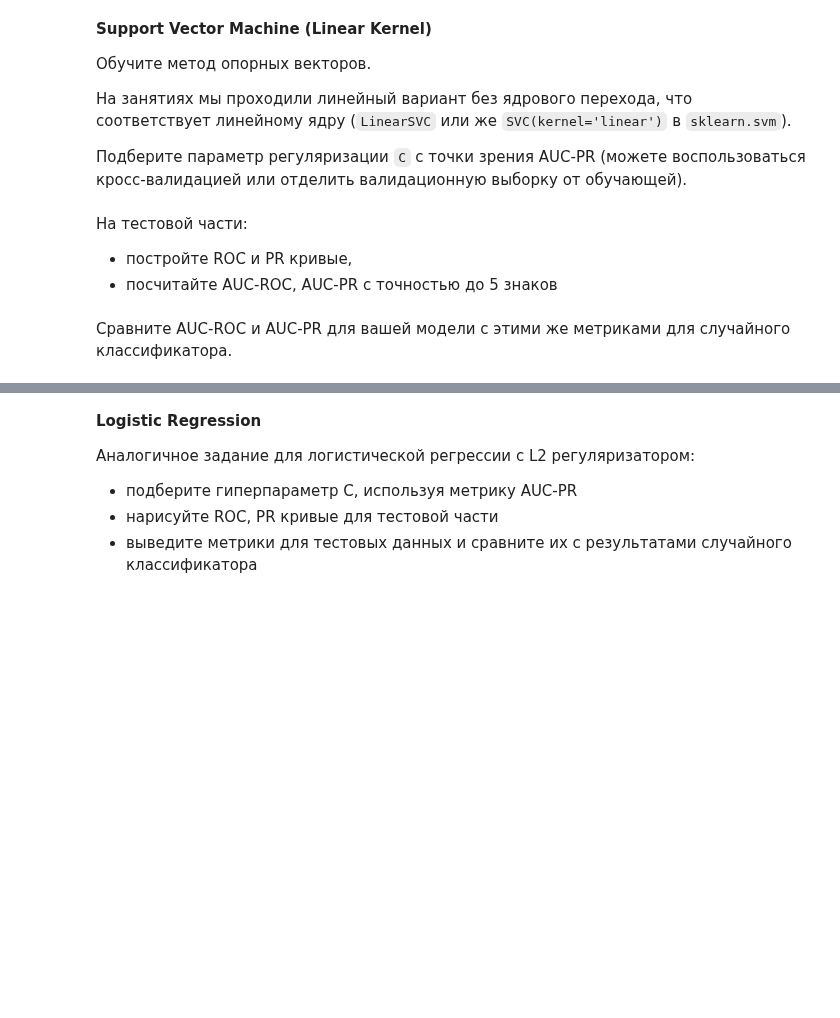
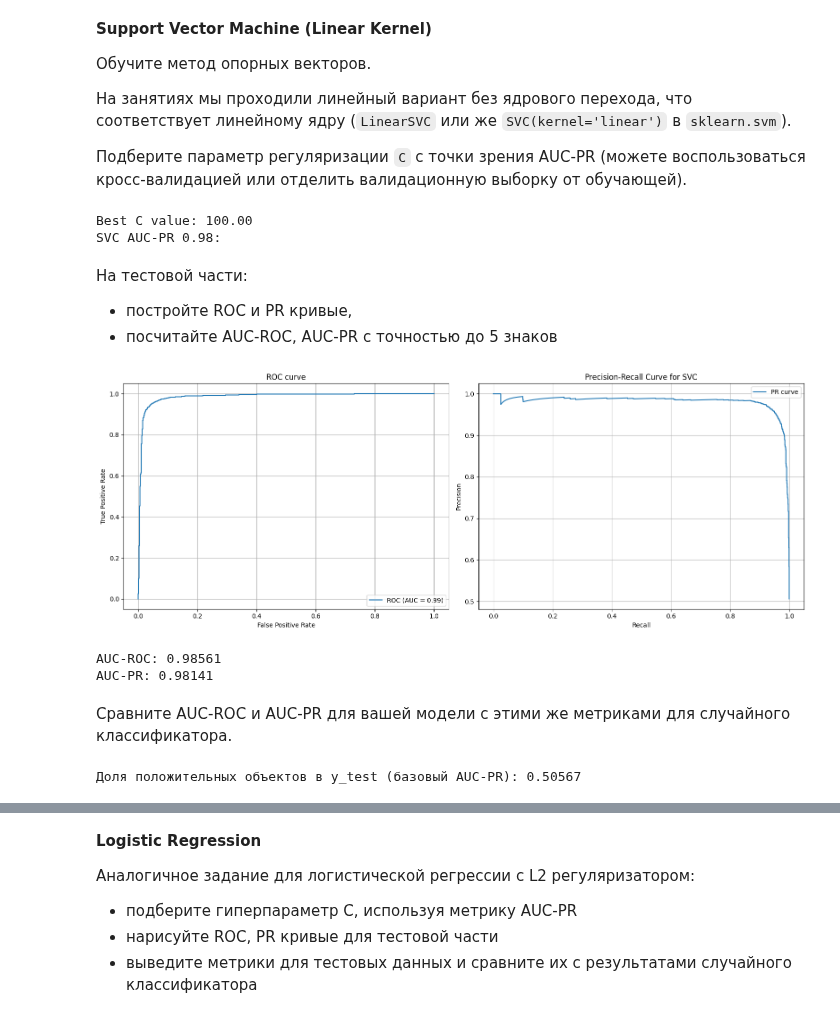
Before and after one commit to r42arty/hse, a Jupyter notebook: mod4/ML_3.ipynb, the cells around one changed output, grey strips where cells are left out. Saved outputs shown, nothing was run; the diff lists cells and outputs as text; code cells hidden in the pictures; blank space fills up the shorter version.

```diff
--- a/mod4/ML_3.ipynb
+++ b/mod4/ML_3.ipynb
@@ -142,14 +146,22 @@ __Support Vector Machine (Linear Kernel)__
 
 Подберите параметр регуляризации `C` с точки зрения AUC-PR (можете воспользоваться кросс-валидацией или отделить валидационную выборку от обучающей).
 # %%
-C_value    = np.logspace  # (.... your code here)
-C_searcher = GridSearchCV # (.... your code here, scoring=make_scorer(....))
+from sklearn.svm import SVC
+from sklearn.model_selection import GridSearchCV
+from sklearn.metrics import make_scorer, average_precision_score
 
-best_C   = # .... your code here
+C_value    = np.logspace(-2, 2, 10)
+C_searcher = GridSearchCV(SVC(), {'C': C_value}, scoring='average_precision', cv=5, n_jobs=-1)
+C_searcher.fit(X_train, y_train)
+
+best_C   = C_searcher.best_params_['C']
 svc_pred = C_searcher.decision_function(X_test) # предсказываем
 
-print("Best C value = %.4f" % best_C)
-print('SVC AUC-PR:', average_precision_score(y_test, svc_pred))
+print("Best C value: %.2f" % best_C)
+print("SVC AUC-PR %.2f:" % average_precision_score(y_test, svc_pred))
+# %% [output]
+Best C value: 100.00
+SVC AUC-PR 0.98:
 # %% [markdown]
   На тестовой части:
   - постройте ROC и PR кривые,
@@ -159,2 +169,45 @@ print('SVC AUC-PR:', average_precision_score(y_test, svc_pred))
+# %%
+from sklearn.metrics import roc_curve, auc, precision_recall_curve
+import matplotlib.pyplot as plt
+
+# ROC
+fpr, tpr, _ = roc_curve(y_test, svc_pred)
+roc_auc = auc(fpr, tpr)
+
+# PR
+precision, recall, _ = precision_recall_curve(y_test, svc_pred)
+
+# Фигура с двумя подграфиками
+fig, axs = plt.subplots(1, 2, figsize=(16, 6))
+
+# Первый график — ROC
+axs[0].plot(fpr, tpr, label=f'ROC (AUC = {roc_auc:.2f})')
+axs[0].set_title('ROC curve')
+axs[0].set_xlabel('False Positive Rate')
+axs[0].set_ylabel('True Positive Rate')
+axs[0].legend()
+axs[0].grid(True)
+
+# Второй график — PR
+axs[1].plot(recall, precision, label='PR curve')
+axs[1].set_title('Precision-Recall Curve for SVC')
+axs[1].set_xlabel('Recall')
+axs[1].set_ylabel('Precision')
+axs[1].legend()
+axs[1].grid(True)
+
+plt.tight_layout()
+plt.show()
+
+auc_roc = roc_auc_score(y_test, svc_pred)
+
+auc_pr = average_precision_score(y_test, svc_pred)
+
+print(f"AUC-ROC: {auc_roc:.5f}")
+print(f"AUC-PR: {auc_pr:.5f}")
+# %% [output]
+[figure, added]
+AUC-ROC: 0.98561
+AUC-PR: 0.98141
 # %% [markdown]
 Сравните AUC-ROC и AUC-PR для вашей модели с этими же метриками для случайного классификатора.
@@ -162,0 +214,6 @@ print('SVC AUC-PR:', average_precision_score(y_test, svc_pred))
+# %%
+positive_proportion = np.mean(y_test)
+
+print(f"Доля положительных объектов в y_test (базовый AUC-PR): {positive_proportion:.5f}")
+# %% [output]
+Доля положительных объектов в y_test (базовый AUC-PR): 0.50567
```
Also changed, not shown: parts of 47 cells of this notebook.
